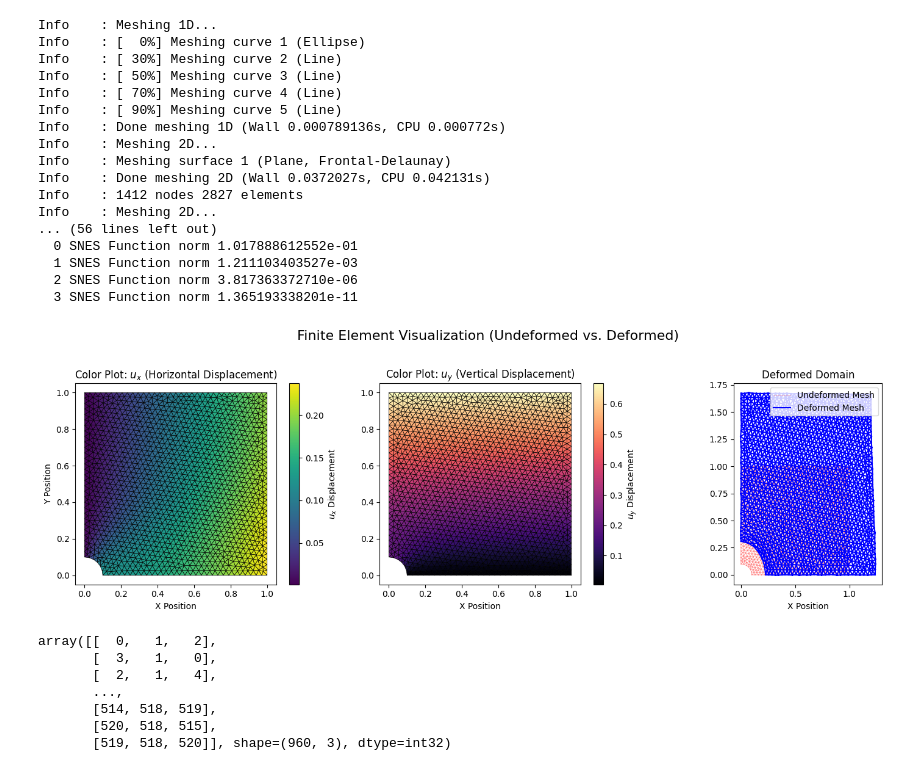
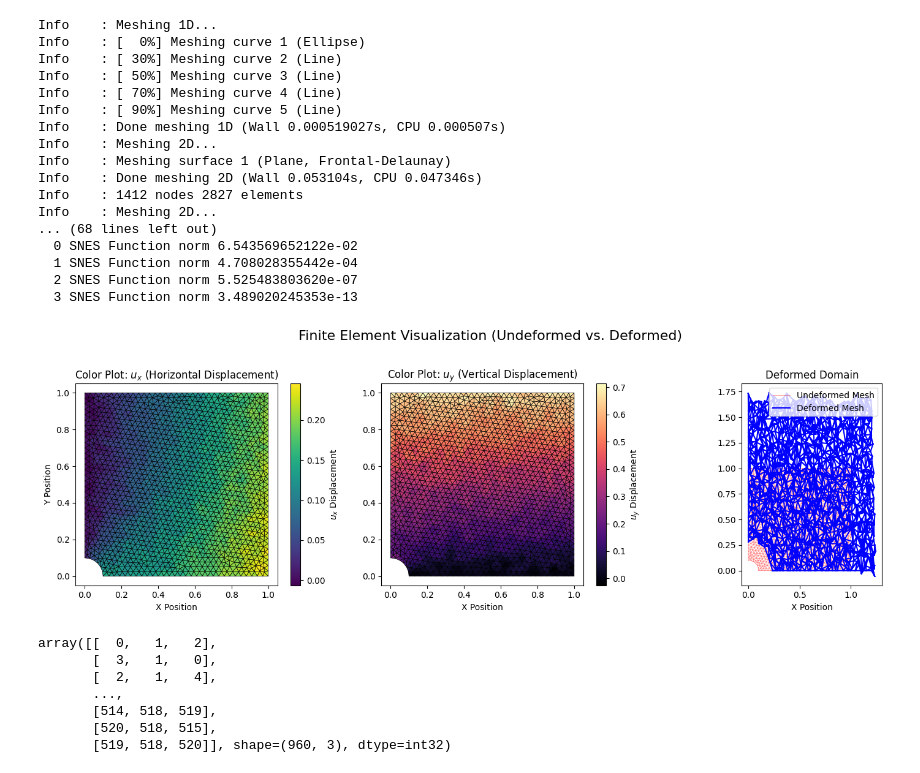
Before and after one commit to narupanta/shared, a Jupyter notebook: data_generator.ipynb, the cells around one changed output. Saved outputs shown, nothing was run; the diff lists cells and outputs as text; code cells hidden in the pictures.

```diff
--- a/data_generator.ipynb
+++ b/data_generator.ipynb
@@ -227,7 +228,8 @@ def FEM_solve(load_start, load_end, load_steps) :
 
     return dict(mesh_pos = mesh_pos, cells = cells, u = u_steps, node_type = node_type, load_steps = load_steps)
 # %%
-data = FEM_solve(1, 5, 10)
+
+data = FEM_solve(1.0, 5.0, 15)
 # %% [output]
 Info    : Meshing 1D...
 Info    : [  0%] Meshing curve 1 (Ellipse)
@@ -235,17 +237,17 @@ Info    : [ 30%] Meshing curve 2 (Line)
 Info    : [ 50%] Meshing curve 3 (Line)
 Info    : [ 70%] Meshing curve 4 (Line)
 Info    : [ 90%] Meshing curve 5 (Line)
-Info    : Done meshing 1D (Wall 0.000789136s, CPU 0.000772s)
+Info    : Done meshing 1D (Wall 0.000519027s, CPU 0.000507s)
 Info    : Meshing 2D...
 Info    : Meshing surface 1 (Plane, Frontal-Delaunay)
-Info    : Done meshing 2D (Wall 0.0372027s, CPU 0.042131s)
+Info    : Done meshing 2D (Wall 0.053104s, CPU 0.047346s)
 Info    : 1412 nodes 2827 elements
 Info    : Meshing 2D...
-... (56 lines left out)
-  0 SNES Function norm 1.017888612552e-01
-  1 SNES Function norm 1.211103403527e-03
-  2 SNES Function norm 3.817363372710e-06
-  3 SNES Function norm 1.365193338201e-11
+... (68 lines left out)
+  0 SNES Function norm 6.543569652122e-02
+  1 SNES Function norm 4.708028355442e-04
+  2 SNES Function norm 5.525483803620e-07
+  3 SNES Function norm 3.489020245353e-13
 # %%
 # save neo-hookean model from loadsteps 1-3 (0.5 force unit to 1.5)
 for step in data["u"].keys() :
@@ -268,12 +270,15 @@ cells = data["cells"]
 
 # Displacement components (ux and uy) at each node
 # This simulates a simple shear/tensile deformation
-ux = data["u"][9][:, 0]
-uy = data["u"][9][:, 1]
+percent_noise = 0.05
+ux = data["u"][len(data["u"].keys()) - 1][:, 0]
+ux[(data["node_type"] != 1)] += np.random.normal(0, percent_noise * ux.max(), ux.shape)[(data["node_type"] != 1)]
+uy = data["u"][len(data["u"].keys()) - 1][:, 1]
+uy[(data["node_type"] != 2)] += np.random.normal(0, percent_noise * uy.max(), uy.shape)[(data["node_type"] != 2)]
 
 # Combine components into the full displacement vector u
 u = np.column_stack((ux, uy))
-u = u + np.random.normal(0, 0.01 * np.std(u), u.shape)
+# u[data["node_type"] == 0] = u[data["node_type"] == 0] + np.random.normal(0, 0.05 * np.mean(u, axis = 0), u.shape)[data["node_type"] == 0]
 # Calculate the deformed coordinates (world_pos)
 world_pos = mesh_pos[:, :2] + u
 
@@ -310,34 +315,34 @@ tpc2 = ax2.tripcolor(triangulation, uy, cmap='magma', edgecolors='k', linewidth=
 fig.colorbar(tpc2, ax=ax2, label='$u_y$ Displacement')
 
 ax2.set_title('Color Plot: $u_y$ (Vertical Displacement)')
 ax2.set_xlabel('X Position')
 ax2.set_aspect('equal')
 
 # --- Subplot 3: Plotting Deformed Domain ---
 ax3 = axes[2]
 
 # Plot the outline of the UNDEFORMED mesh for reference (dashed gray)
 ax3.triplot(triangulation, 'r-', alpha=0.5, linewidth=0.5, label='Undeformed Mesh')
 
 # Plot the DEFORMED mesh. We must manually create a new triangulation
 # object using the deformed coordinates (world_pos) but the SAME connectivity (cells).
 x_def = world_pos[:, 0]
 y_def = world_pos[:, 1]
 tri_def = tri.Triangulation(x_def, y_def, cells)
 
 # Plot the deformed mesh (solid blue lines)
 ax3.triplot(tri_def, 'b-', linewidth=1.5, label='Deformed Mesh')
 
 ax3.set_title('Deformed Domain')
 ax3.set_xlabel('X Position')
 ax3.legend()
 ax3.set_aspect('equal')
 
 # Adjust layout to prevent overlaps
 plt.tight_layout(rect=[0, 0.03, 1, 0.95])
 plt.show()
 # %% [output]
-[figure, old version]
+[figure, new version]
 # %%
 
 from dolfinx import log, default_scalar_type
```
Also changed, not shown: parts of 2 cells of this notebook, 11 other files.
